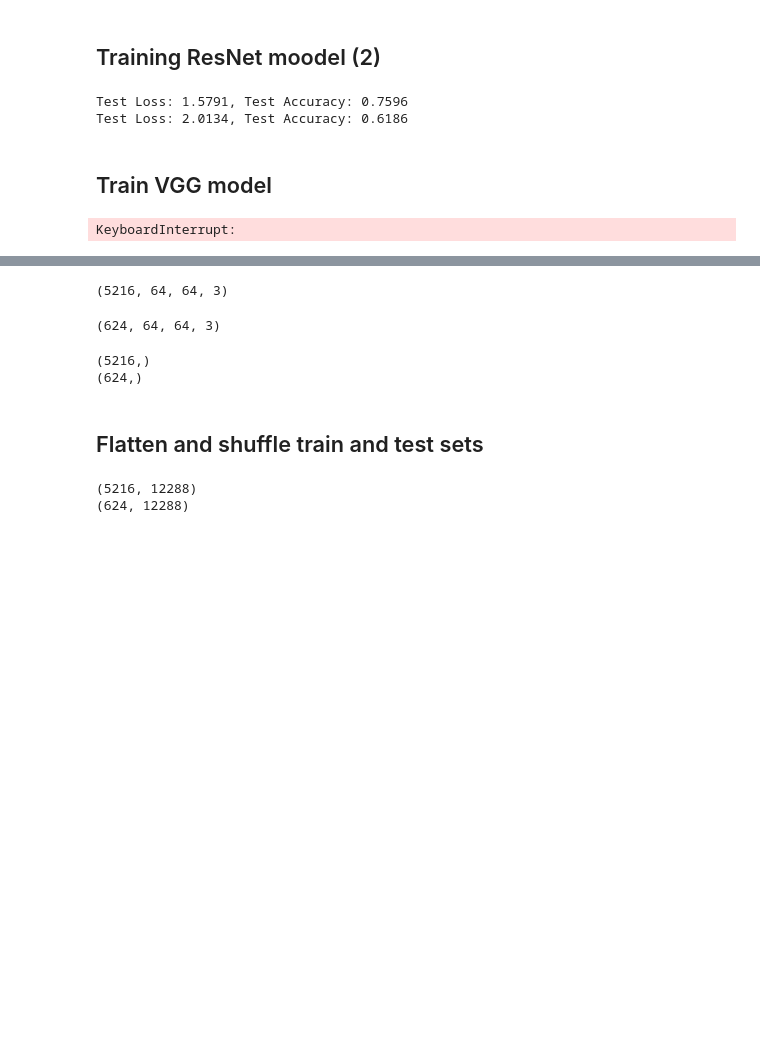
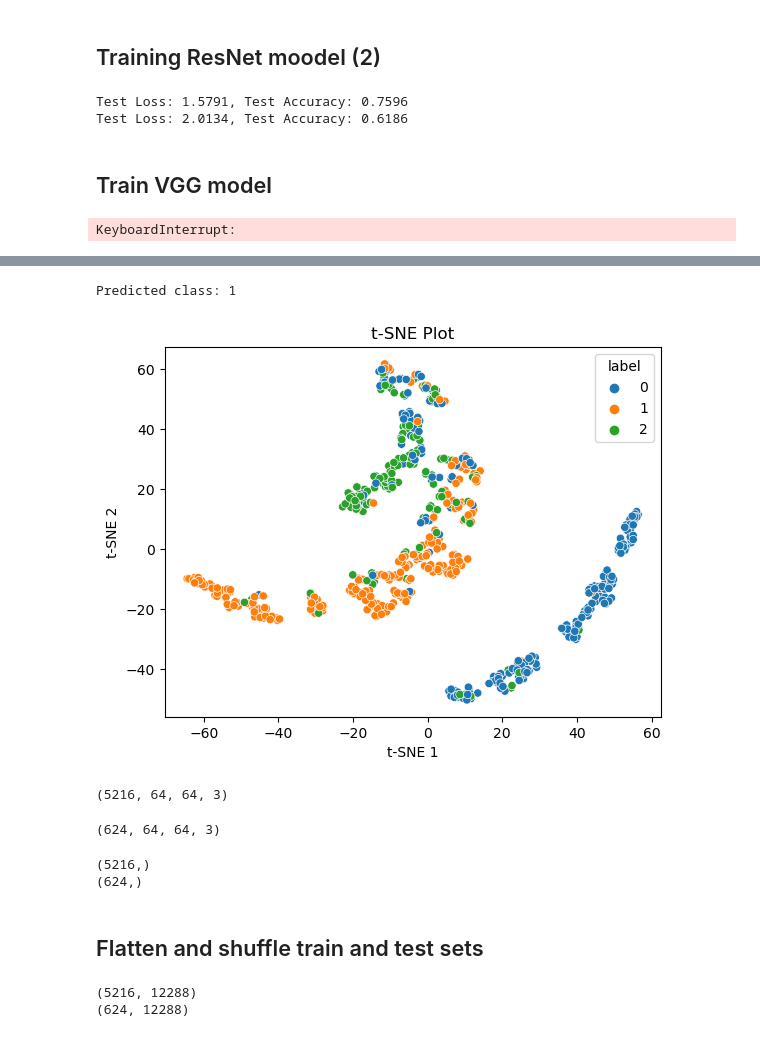
Before and after one commit to yuvalSaadati/DL-finalProject, a Jupyter notebook: final.ipynb, the cells around one changed output, grey strips where cells are left out. Cells and saved outputs as stored; diff of their text form; code cells hidden in the pictures; blank space fills up the shorter version.

```diff
--- a/final.ipynb
+++ b/final.ipynb
@@ -77,7 +96,7 @@ np.save('y_test_gray',y_train)
 #NOTE: This cell would only run properly if data is hosted locally
 
 #the directory that contain the train images set
-testpath='chest_xray/test/'
+testpath='chest_xray/train/'
 
 X_test = []
 y_test = []
@@ -89,8 +108,8 @@ for folder in  os.listdir(testpath) :
         image_array = cv2.resize(image , (64,64))
         X_test.append(list(image_array))
         y_test.append(code[folder])
-np.save('X_test',X_test)
-np.save('y_test',y_test)
+np.save('X_train',X_test)
+np.save('y_train',y_test)
 # %%
 #NOTE: This cell would only run properly if data is hosted locally
 
@@ -658,3 +657,77 @@ RuntimeError: permute(sparse_coo): number of dimensions in the tensor input does
+# %%
+import torch
+from sklearn.neighbors import KNeighborsClassifier
+from sklearn.manifold import TSNE
+import matplotlib.pyplot as plt
+
+model_path = "alexnet_model_3_classes.pth"
+model = AlexNet(num_classes=3)
+model.load_state_dict(torch.load(model_path))
+
+def extract_features(model, image_path):
+    X =[]
+    image = cv2.imread(image_path)
+    image_array = cv2.resize(image , (64,64))
+    X.append(list(image_array))
+    X = torch.tensor(X, dtype=torch.float32)
+    with torch.no_grad():
+        features = model(X)
+    return features
+
+# Step 2: Extract features from your dataset
+# Assuming you have a dataset of images stored in a list named 'dataset'
+# Each element of 'dataset' is a tuple containing the image and its label
+X_train = []
+y_train = []
+for inputs, labels in train_loader_3_labels:
+    with torch.no_grad():
+        features = model(inputs[:, 0, :, :, :])
+        # Reshape features to have a consistent shape
+        features = features.view(features.size(0), -1)
+    X_train.append(features.numpy())
+    y_train.append(labels.numpy())
+
+# Convert lists to numpy arrays
+X_train = np.concatenate(X_train, axis=0)
+y_train = np.concatenate(y_train, axis=0)
+
+# Step 3: Train KNN classifier
+knn_classifier = KNeighborsClassifier(n_neighbors=5)
+knn_classifier.fit(X_train, y_train)
+
+# Example usage:
+new_image_path = 'person1_virus_6.jpeg'
+new_image_features = extract_features(model, new_image_path)
+predicted_label = knn_classifier.predict(new_image_features)[0]
+print("Predicted class:", predicted_label)
+
+def plot_TSNE(train_loader, model):
+  #Obtain the TSNE Plot for the data
+  features = []
+  labels = []
+  for images, targets in train_loader:
+      with torch.no_grad():
+          output = model(images)
+          features.append(output.numpy())
+          labels.append(targets.numpy())
+
+  features = np.vstack(features)
+  labels = np.concatenate(labels)
+
+  tsne = TSNE(n_components=2, perplexity = 15, learning_rate = 600, n_iter = 900)
+  tsne_features = tsne.fit_transform(features)
+
+  tsne_df = pd.DataFrame(data=tsne_features, columns=['t-SNE 1', 't-SNE 2'])
+  tsne_df['label'] = labels
+
+  # Plot the t-SNE plot with seaborn
+  sns.scatterplot(data=tsne_df, x='t-SNE 1', y='t-SNE 2', hue='label', palette='tab10')
+  plt.title('t-SNE Plot')
+  plt.show()
+plot_TSNE(test_loader_3_labels,model)
+# %% [output]
+Predicted class: 1
+[figure, added]
 # %%
 #X_train, X_test contain the images as numpy arrays, while y_train, y_test contain the class of each image
 loaded_X_train = np.load('C:/Users/Yuval/OneDrive/Documents/master/DL/X_train.npy')
```
Also changed, not shown: parts of 15 cells of this notebook, 1 other file.
